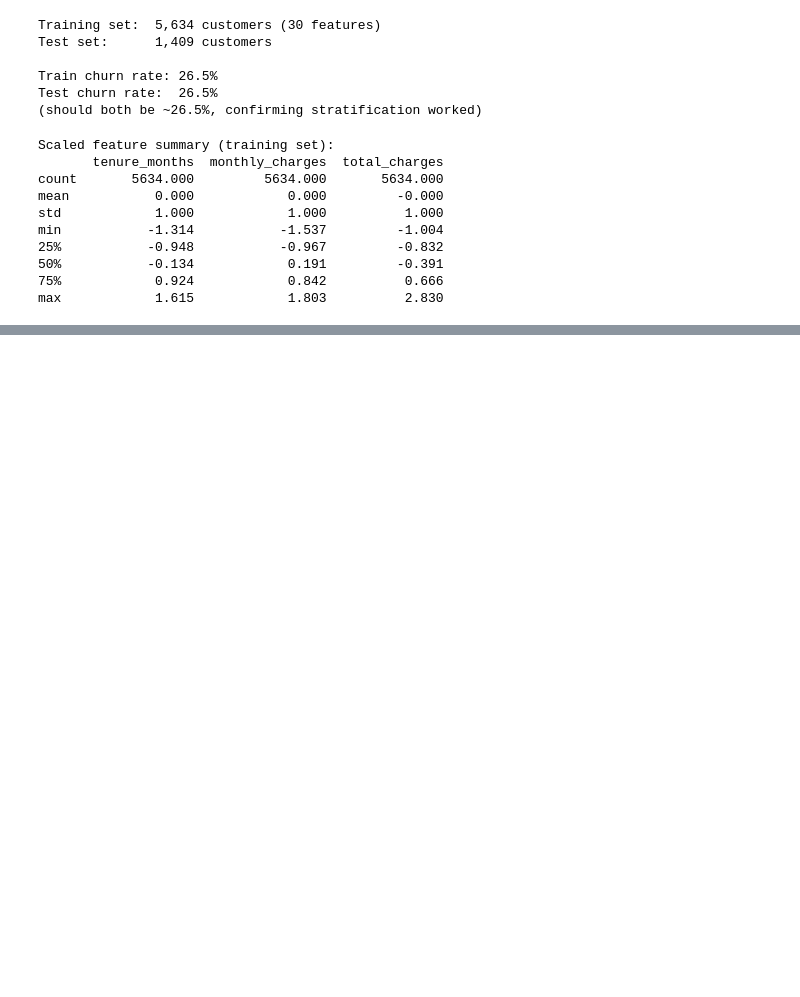
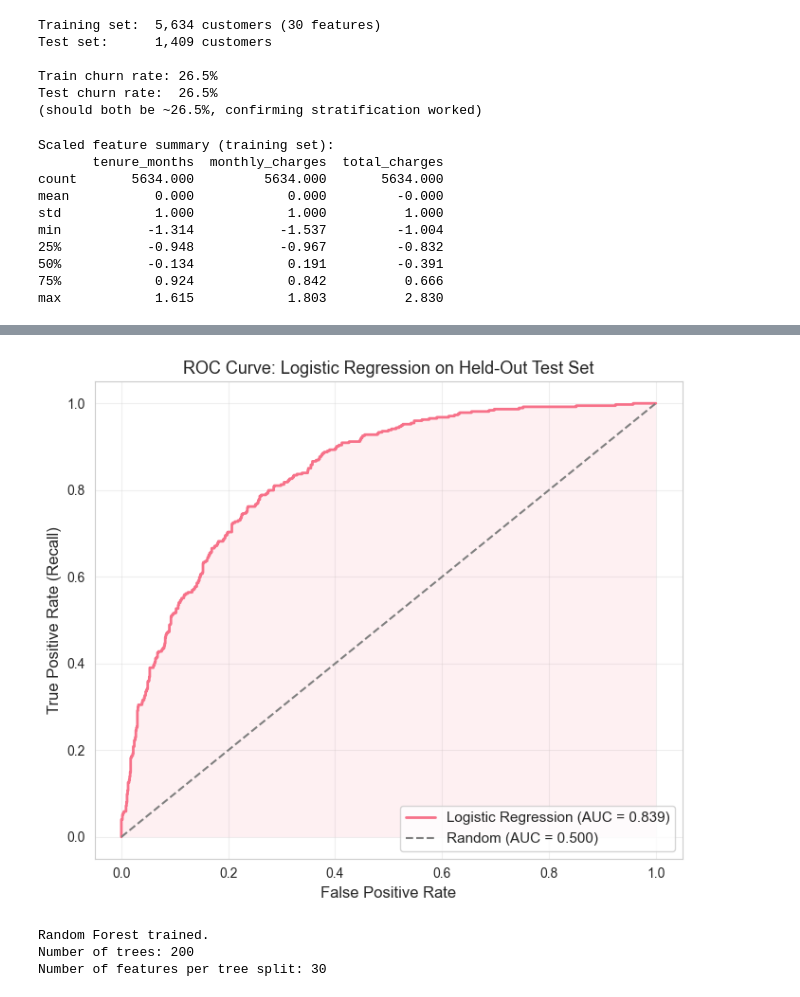
Before and after one commit to Jaswanthi-A/churn-analysis, a Jupyter notebook: notebooks/02_modeling.ipynb, the cells around one changed output, grey strips where cells are left out. Saved outputs shown, nothing was run; the diff lists cells and outputs as text; code cells hidden in the pictures; blank space fills up the shorter version.

```diff
--- a/notebooks/02_modeling.ipynb
+++ b/notebooks/02_modeling.ipynb
@@ -249,3 +249,25 @@ min           -1.314           -1.537         -1.004
 50%           -0.134            0.191         -0.391
 75%            0.924            0.842          0.666
 max            1.615            1.803          2.830
+# %%
+# Logistic Regression: interpretable baseline
+# - solver='liblinear' handles small-to-medium datasets well
+# - class_weight='balanced' adjusts for the 73.5/26.5 imbalance,
+#   making the model pay equal attention to churners vs retainers
+# - max_iter=1000 ensures convergence
+
+logreg = LogisticRegression(
+    solver='liblinear',
+    class_weight='balanced',
+    max_iter=1000,
+    random_state=42
+)
+
+logreg.fit(X_train_scaled, y_train)
+
+# Predict on the held-out test set
+y_pred_lr      = logreg.predict(X_test_scaled)
+y_proba_lr     = logreg.predict_proba(X_test_scaled)[:, 1]  # P(churn)
+
+print("Logistic Regression trained.")
+print(f"Coefficients learned: {logreg.coef_.shape[1]} features")
@@ -251,0 +359,45 @@ max            1.615            1.803          2.830
+# %%
+# Visualize how the model trades off true vs false positives across thresholds
+fpr, tpr, thresholds = roc_curve(y_test, y_proba_lr)
+
+plt.figure(figsize=(7, 6))
+plt.plot(fpr, tpr, linewidth=2, label=f'Logistic Regression (AUC = {roc_auc_lr:.3f})')
+plt.plot([0, 1], [0, 1], linestyle='--', color='gray', label='Random (AUC = 0.500)')
+plt.fill_between(fpr, tpr, alpha=0.1)
+
+plt.xlabel('False Positive Rate', fontsize=12)
+plt.ylabel('True Positive Rate (Recall)', fontsize=12)
+plt.title('ROC Curve: Logistic Regression on Held-Out Test Set', fontsize=13)
+plt.legend(loc='lower right', fontsize=11)
+plt.grid(True, alpha=0.3)
+plt.tight_layout()
+plt.show()
+# %% [output]
+[figure, added]
+# %%
+# Random Forest: an ensemble of decision trees
+# - n_estimators=200 trees
+# - class_weight='balanced' to handle the 26.5% churn rate
+# - n_jobs=-1 uses all available CPU cores
+# - max_depth=None lets each tree grow fully (we control overfitting via the ensemble)
+
+rf = RandomForestClassifier(
+    n_estimators=200,
+    class_weight='balanced',
+    n_jobs=-1,
+    random_state=42
+)
+
+# Note: Random Forest doesn't need scaled features — it splits on raw values
+rf.fit(X_train, y_train)
+
+y_pred_rf  = rf.predict(X_test)
+y_proba_rf = rf.predict_proba(X_test)[:, 1]
+
+print("Random Forest trained.")
+print(f"Number of trees: {rf.n_estimators}")
+print(f"Number of features per tree split: {rf.n_features_in_}")
+# %% [output]
+Random Forest trained.
+Number of trees: 200
+Number of features per tree split: 30
```
Also changed, not shown: parts of 13 cells of this notebook, 1 other file.
